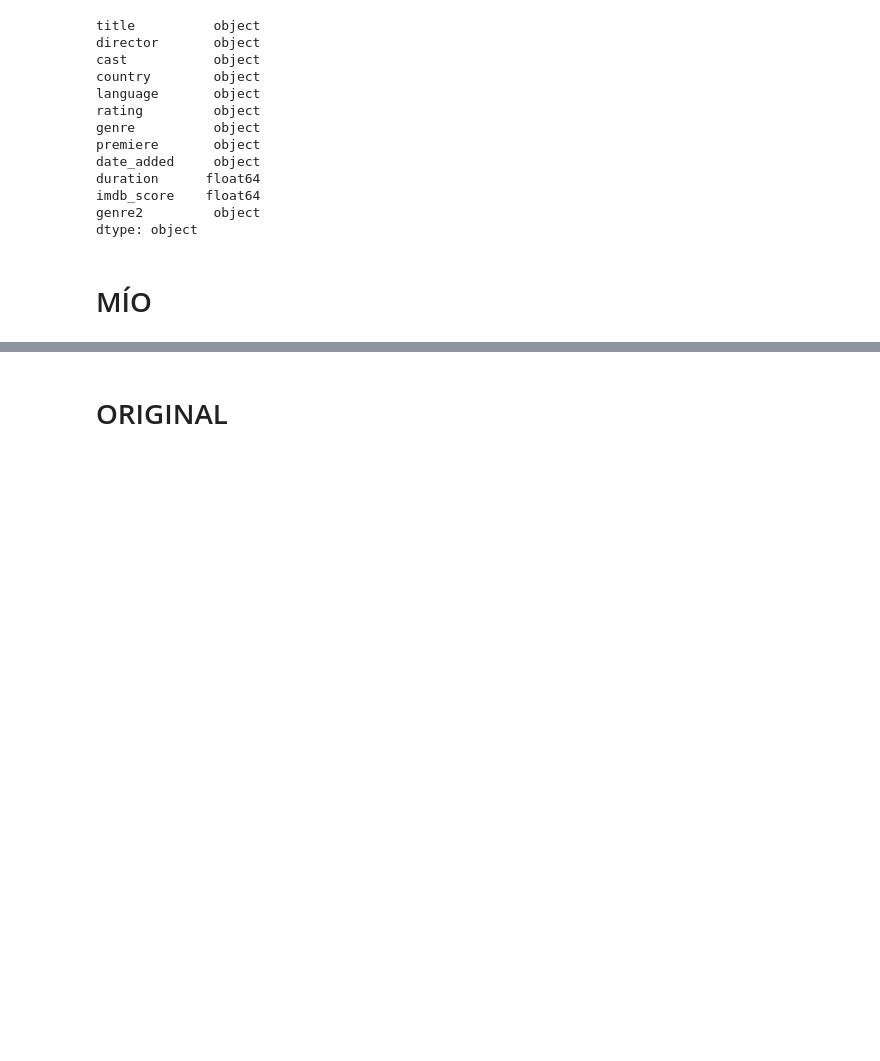
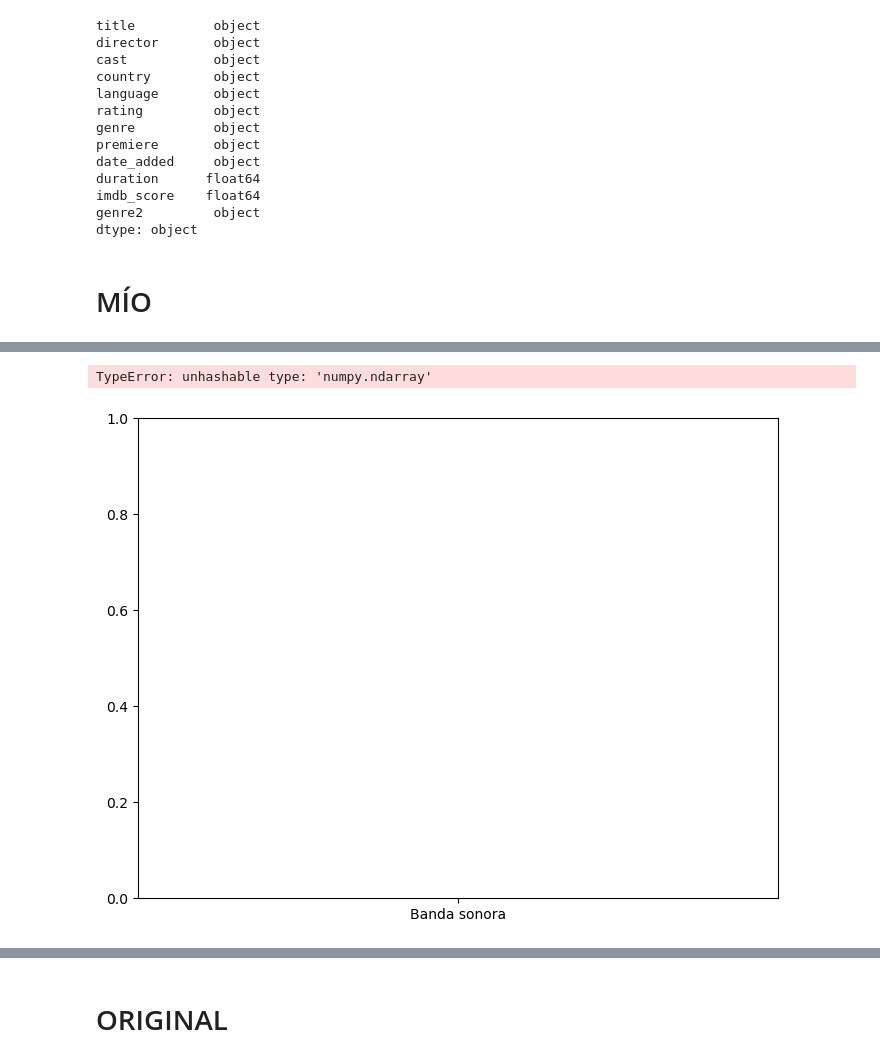
Before and after one commit to annassanchez/apuntes-clases, a Jupyter notebook: semana-9/9.3-Visualizacion - annassanchez.ipynb, the cells around one changed output, grey strips where cells are left out. Drawn from its saved outputs; the diff is of its cells as text; code cells hidden in the pictures; blank space fills up the shorter version.

```diff
--- a/semana-9/9.3-Visualizacion - annassanchez.ipynb
+++ b/semana-9/9.3-Visualizacion - annassanchez.ipynb
@@ -39,0 +158,3 @@ df["premiere"] =pd.to_datetime(df["premiere"])
+# %%
+df_directors = pd.read_csv("data/top10_directors.csv", sep = ";")
+df_actors = pd.read_csv("data/top10_actors.csv", sep = ";")
@@ -39,0 +200,11 @@ df["premiere"] =pd.to_datetime(df["premiere"])
+# %%
+actores = list(df_actors['name'].unique())
+print('mis actores son:', list(df_actors['name'].unique()))
+actor = input('elige un actor: ')
+print(actor)
+
+
+for indice, columna in enumerate(df_pamichart[df_actors.columns.tolist()[-11:-6] + df_actors.columns.tolist()[-5:]]):
+    #print(indice, columna)
+    print(actores.index(actor))
+    indice_filtro = actores.index(actor)
@@ -39,0 +229,10 @@ df["premiere"] =pd.to_datetime(df["premiere"])
+# %%
+fig = plt.figure()
+ax = fig.add_axes([0,0,1,1])
+langs = df_actors.columns.tolist()[-11:-6] + df_actors.columns.tolist()[-5:]
+students = df_actors[df_actors['name'] == actor, df_actors.columns.tolist()[-11:-6] + df_actors.columns.tolist()[-5:]]
+ax.bar(langs,students)
+plt.show()
+# %% [output]
+TypeError: unhashable type: 'numpy.ndarray'
+[figure, added]
```
Also changed, not shown: parts of 23 cells of this notebook, 3 other files.
